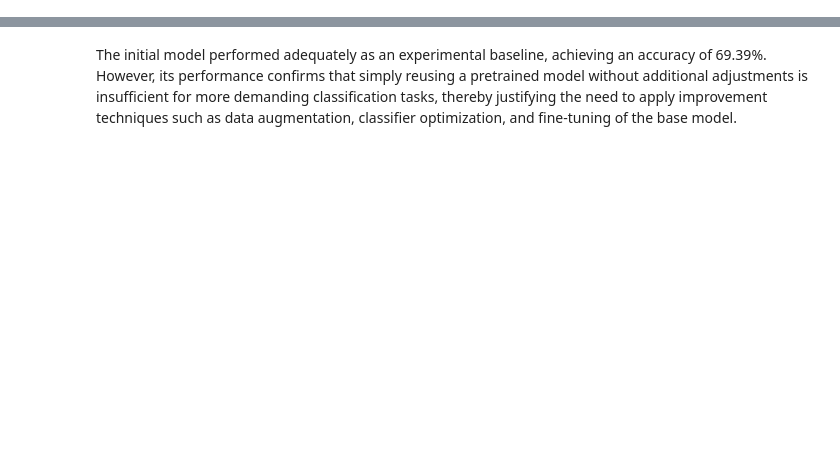
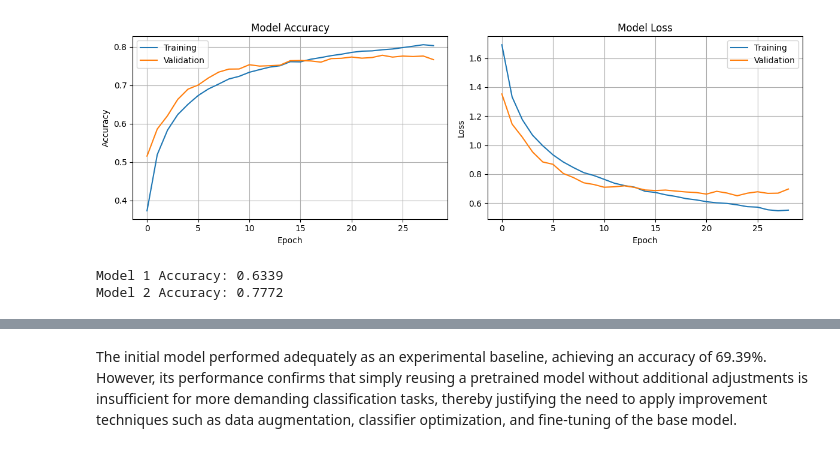
Before and after one commit to HelenaGomezV/project-deep-learning-image-classification-with-cnn-and-transfer-learning, a Jupyter notebook: image_clasification_inception.ipynb, the cells around one changed output, grey strips where cells are left out. Cells and saved outputs as stored; diff of their text form; code cells hidden in the pictures; blank space fills up the shorter version.

```diff
--- a/image_clasification_inception.ipynb
+++ b/image_clasification_inception.ipynb
@@ -22,0 +183,9 @@ Downloading data from https://www.cs.toronto.edu/~kriz/cifar-10-python.tar.gz
+# %%
+history_2 = model_2.fit(
+    X_train, y_train_cat,
+    epochs=50,
+    batch_size=64,
+    validation_split=0.2,
+    callbacks=[early_stop],
+    verbose=1
+)
@@ -22,0 +210,34 @@ Downloading data from https://www.cs.toronto.edu/~kriz/cifar-10-python.tar.gz
+# %%
+plt.figure(figsize=(12, 4))
+
+plt.subplot(1, 2, 1)
+plt.plot(history_2.history['accuracy'], label='Training')
+plt.plot(history_2.history['val_accuracy'], label='Validation')
+plt.xlabel('Epoch')
+plt.ylabel('Accuracy')
+plt.title('Model Accuracy')
+plt.legend()
+plt.grid(True)
+
+plt.subplot(1, 2, 2)
+plt.plot(history_2.history['loss'], label='Training')
+plt.plot(history_2.history['val_loss'], label='Validation')
+plt.xlabel('Epoch')
+plt.ylabel('Loss')
+plt.title('Model Loss')
+plt.legend()
+plt.grid(True)
+
+plt.tight_layout()
+plt.show()
+# %% [output]
+[figure, added]
+# %%
+loss_1, acc_1 = model_1.evaluate(X_test, y_test_cat, verbose=0)
+loss_2, acc_2 = model_2.evaluate(X_test, y_test_cat, verbose=0)
+
+print(f"Model 1 Accuracy: {acc_1:.4f}")
+print(f"Model 2 Accuracy: {acc_2:.4f}")
+# %% [output]
+Model 1 Accuracy: 0.6339
+Model 2 Accuracy: 0.7772
```
Also changed, not shown: parts of 24 cells of this notebook.
